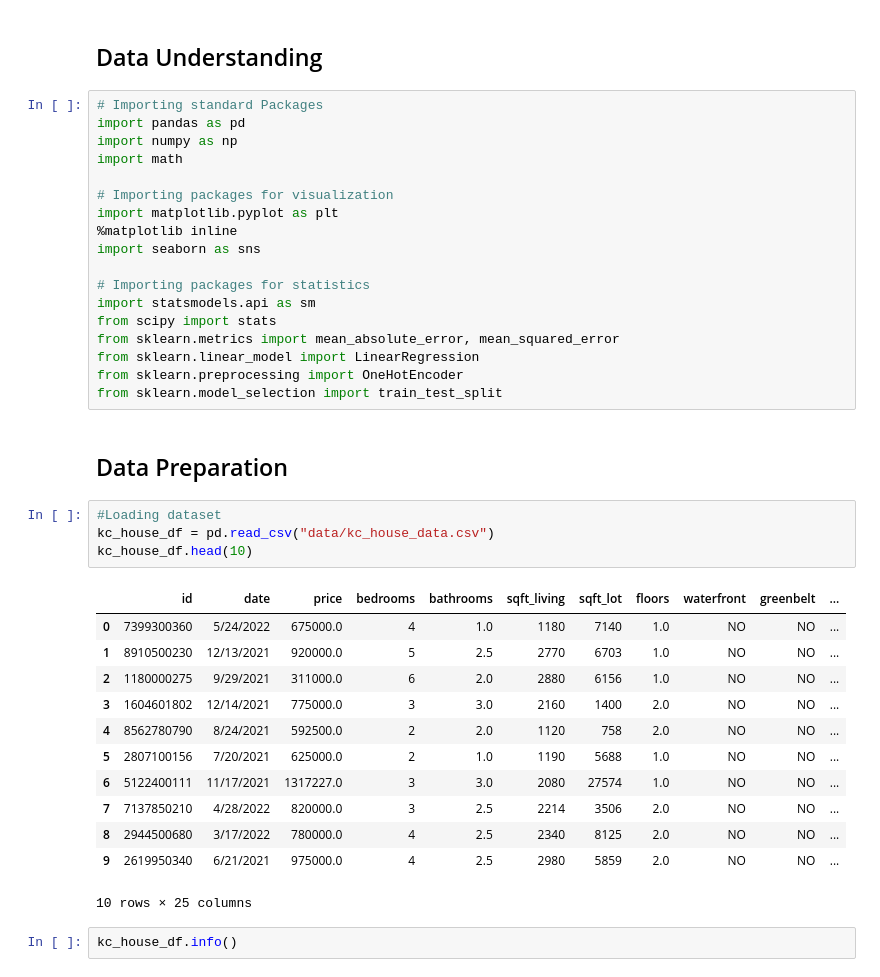
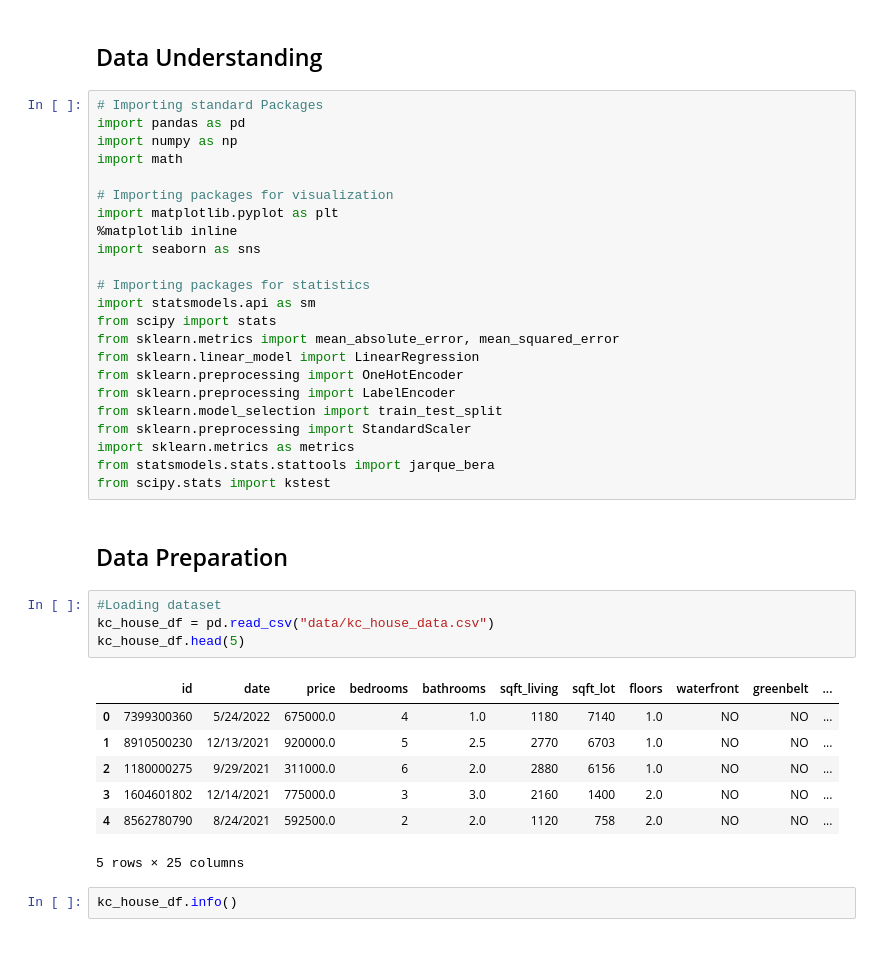
Before and after one commit to ldwilker10/Phase2_Project, a Jupyter notebook: Rough_Draft_Notebook.ipynb, the cells around one changed output. Drawn from its saved outputs; the diff is of its cells as text; blank space fills up the shorter version.

```diff
--- a/Rough_Draft_Notebook.ipynb
+++ b/Rough_Draft_Notebook.ipynb
@@ -38,26 +38,26 @@ from scipy import stats
 from sklearn.metrics import mean_absolute_error, mean_squared_error
 from sklearn.linear_model import LinearRegression
 from sklearn.preprocessing import OneHotEncoder
+from sklearn.preprocessing import LabelEncoder
 from sklearn.model_selection import train_test_split
+from sklearn.preprocessing import StandardScaler
+import sklearn.metrics as metrics
+from statsmodels.stats.stattools import jarque_bera
+from scipy.stats import kstest
 # %% [markdown]
 ## Data Preparation
 # %%
 #Loading dataset
 kc_house_df = pd.read_csv("data/kc_house_data.csv")
-kc_house_df.head(10)
+kc_house_df.head(5)
 # %% [output]
 |  | id | date | price | bedrooms | bathrooms | sqft_living | sqft_lot | floors | waterfront | greenbelt | ... |
 | 0 | 7399300360 | 5/24/2022 | 675000.0 | 4 | 1.0 | 1180 | 7140 | 1.0 | NO | NO | ... |
 | 1 | 8910500230 | 12/13/2021 | 920000.0 | 5 | 2.5 | 2770 | 6703 | 1.0 | NO | NO | ... |
 | 2 | 1180000275 | 9/29/2021 | 311000.0 | 6 | 2.0 | 2880 | 6156 | 1.0 | NO | NO | ... |
 | 3 | 1604601802 | 12/14/2021 | 775000.0 | 3 | 3.0 | 2160 | 1400 | 2.0 | NO | NO | ... |
 | 4 | 8562780790 | 8/24/2021 | 592500.0 | 2 | 2.0 | 1120 | 758 | 2.0 | NO | NO | ... |
-| 5 | 2807100156 | 7/20/2021 | 625000.0 | 2 | 1.0 | 1190 | 5688 | 1.0 | NO | NO | ... |
-| 6 | 5122400111 | 11/17/2021 | 1317227.0 | 3 | 3.0 | 2080 | 27574 | 1.0 | NO | NO | ... |
-| 7 | 7137850210 | 4/28/2022 | 820000.0 | 3 | 2.5 | 2214 | 3506 | 2.0 | NO | NO | ... |
-| 8 | 2944500680 | 3/17/2022 | 780000.0 | 4 | 2.5 | 2340 | 8125 | 2.0 | NO | NO | ... |
-| 9 | 2619950340 | 6/21/2021 | 975000.0 | 4 | 2.5 | 2980 | 5859 | 2.0 | NO | NO | ... |
-10 rows × 25 columns
+5 rows × 25 columns
 # %%
 kc_house_df.info()
 # %% [output]
```
Also changed, not shown: parts of 63 cells of this notebook.
